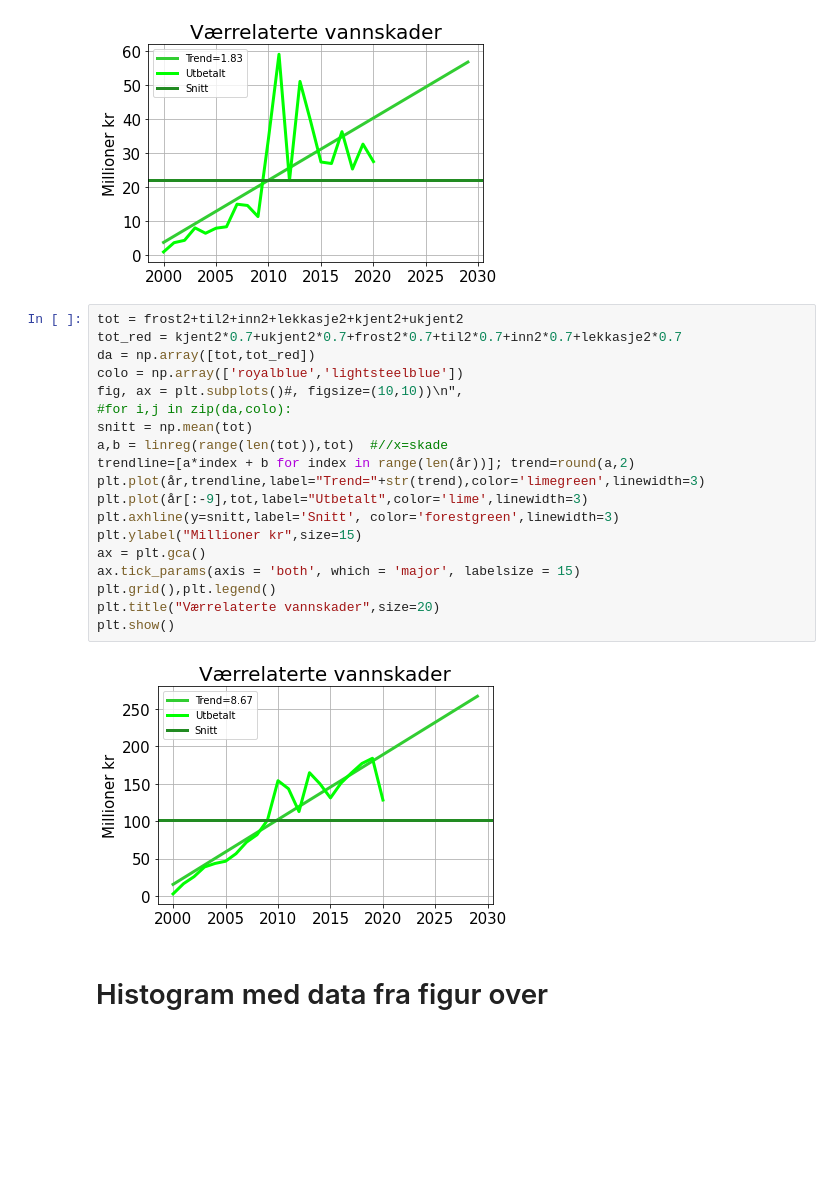
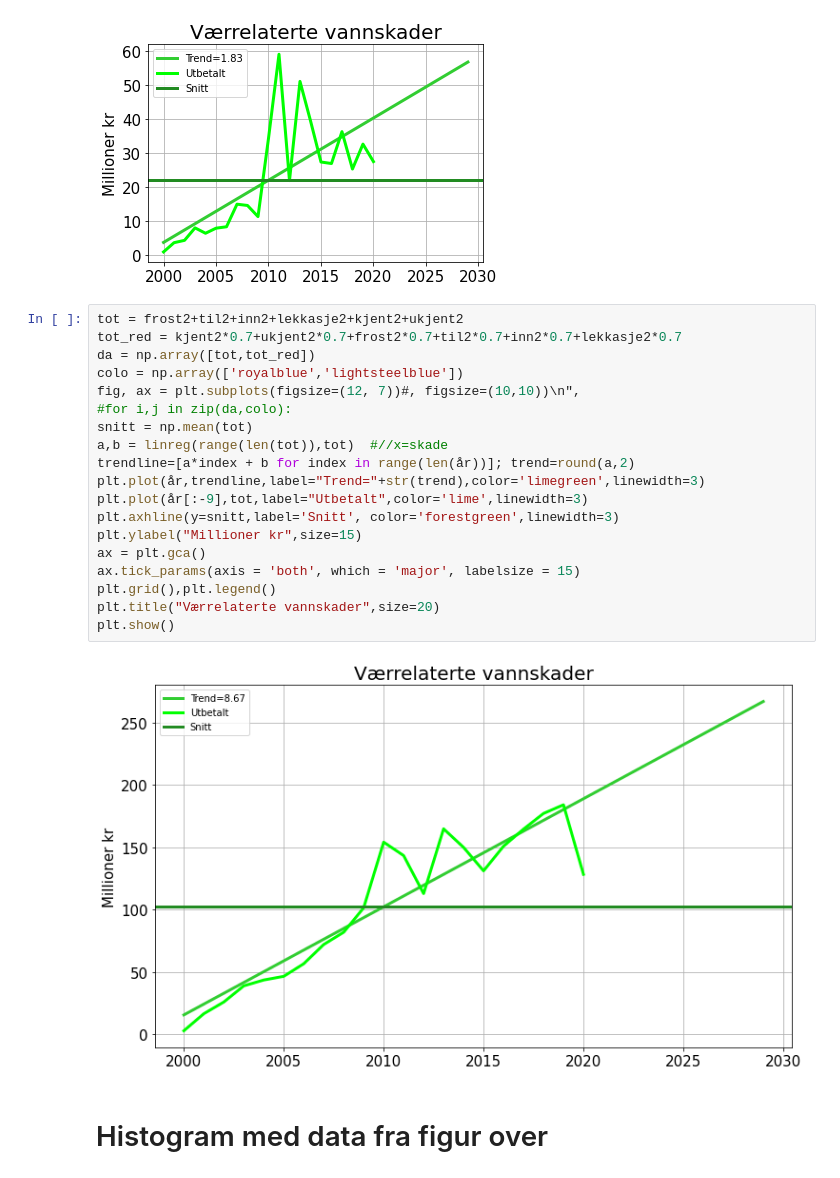
Before and after one commit to eirikngard/Eika, a Jupyter notebook: Vannskader_total.ipynb, the cells around one changed output. Saved outputs shown, nothing was run; the diff lists cells and outputs as text; blank space fills up the shorter version.

```diff
--- a/Vannskader_total.ipynb
+++ b/Vannskader_total.ipynb
@@ -137,24 +142,24 @@ plt.show()
 # %%
 tot = frost2+til2+inn2+lekkasje2+kjent2+ukjent2
 tot_red = kjent2*0.7+ukjent2*0.7+frost2*0.7+til2*0.7+inn2*0.7+lekkasje2*0.7
 da = np.array([tot,tot_red])
 colo = np.array(['royalblue','lightsteelblue'])
-fig, ax = plt.subplots()#, figsize=(10,10))\n",
+fig, ax = plt.subplots(figsize=(12, 7))#, figsize=(10,10))\n",
 #for i,j in zip(da,colo):
 snitt = np.mean(tot)
 a,b = linreg(range(len(tot)),tot)  #//x=skade
 trendline=[a*index + b for index in range(len(år))]; trend=round(a,2)
 plt.plot(år,trendline,label="Trend="+str(trend),color='limegreen',linewidth=3)
 plt.plot(år[:-9],tot,label="Utbetalt",color='lime',linewidth=3)
 plt.axhline(y=snitt,label='Snitt', color='forestgreen',linewidth=3)
 plt.ylabel("Millioner kr",size=15)
 ax = plt.gca()
 ax.tick_params(axis = 'both', which = 'major', labelsize = 15)
 plt.grid(),plt.legend()
 plt.title("Værrelaterte vannskader",size=20)
 plt.show()
 # %% [output]
-[figure, old version]
+[figure, new version]
 # %% [markdown]
 # Histogram med data fra figur over
 # %%
```
Also changed, not shown: parts of 5 cells of this notebook.
